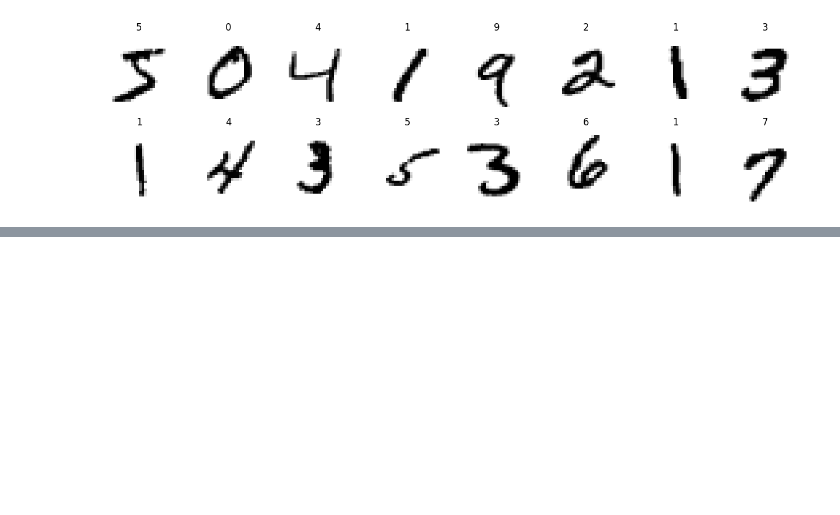
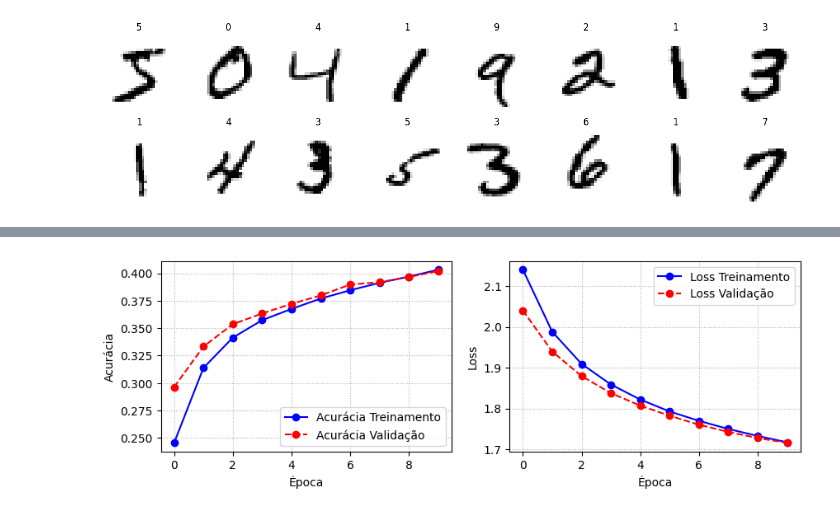
Before and after one commit to higa-daniel/mo839, a Jupyter notebook: lab06/lab06.ipynb, the cells around one changed output, grey strips where cells are left out. Cells and saved outputs as stored; diff of their text form; code cells hidden in the pictures; blank space fills up the shorter version.

```diff
--- a/lab06/lab06.ipynb
+++ b/lab06/lab06.ipynb
@@ -351,0 +383,4 @@ Downloading data from https://www.cs.toronto.edu/~kriz/cifar-10-python.tar.gz
+# %%
+# Normalização por canal
+x_train = (x_train - mean) / std
+x_test = (x_test - mean) / std
@@ -351,0 +425,16 @@ Downloading data from https://www.cs.toronto.edu/~kriz/cifar-10-python.tar.gz
+# %%
+modelo_2 = tf.keras.Sequential(
+  [
+      tf.keras.layers.Flatten(input_shape=(32, 32, 3,)),
+      tf.keras.layers.Dense(200, activation='sigmoid'),
+      tf.keras.layers.Dense(60, activation='sigmoid'),
+      tf.keras.layers.Dense(10, activation='softmax')
+  ])
+
+modelo_2.compile(optimizer='sgd',
+              loss=tf.keras.losses.SparseCategoricalCrossentropy(from_logits=True),
+              metrics=['accuracy'])
+# %%
+history_m2 = modelo_2.fit(x_train, y_train, epochs=10,
+                          validation_data=(x_test, y_test), batch_size=64,
+                          verbose=2)
@@ -351,0 +462,4 @@ Downloading data from https://www.cs.toronto.edu/~kriz/cifar-10-python.tar.gz
+# %%
+plot_resultados_modelo(history_m2)
+# %% [output]
+[figure, added]
```
Also changed, not shown: parts of 62 cells of this notebook.
